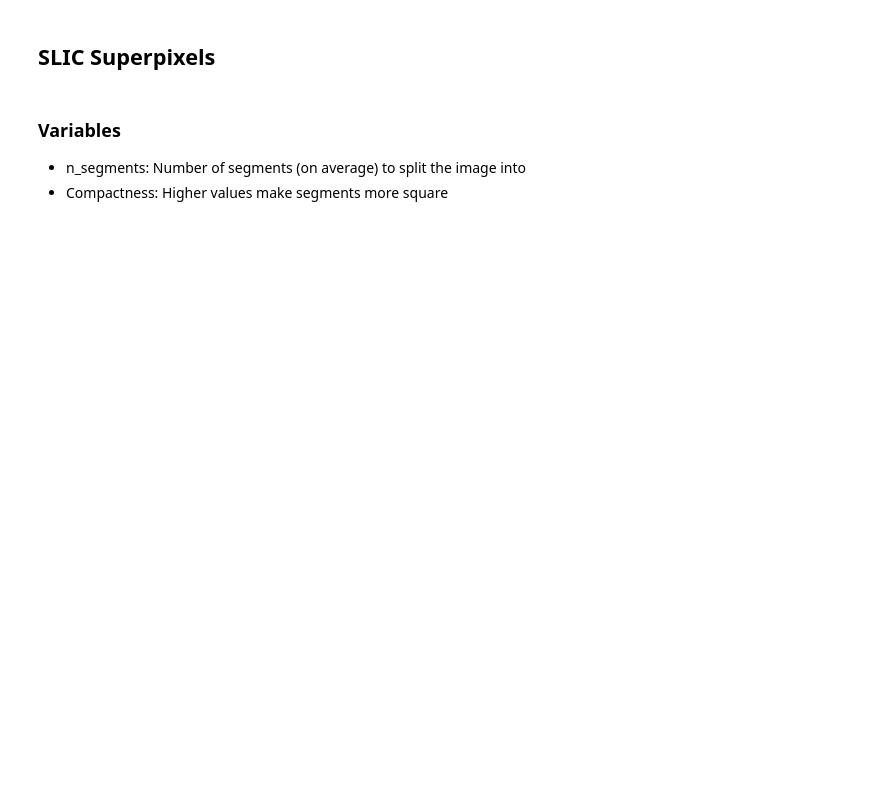
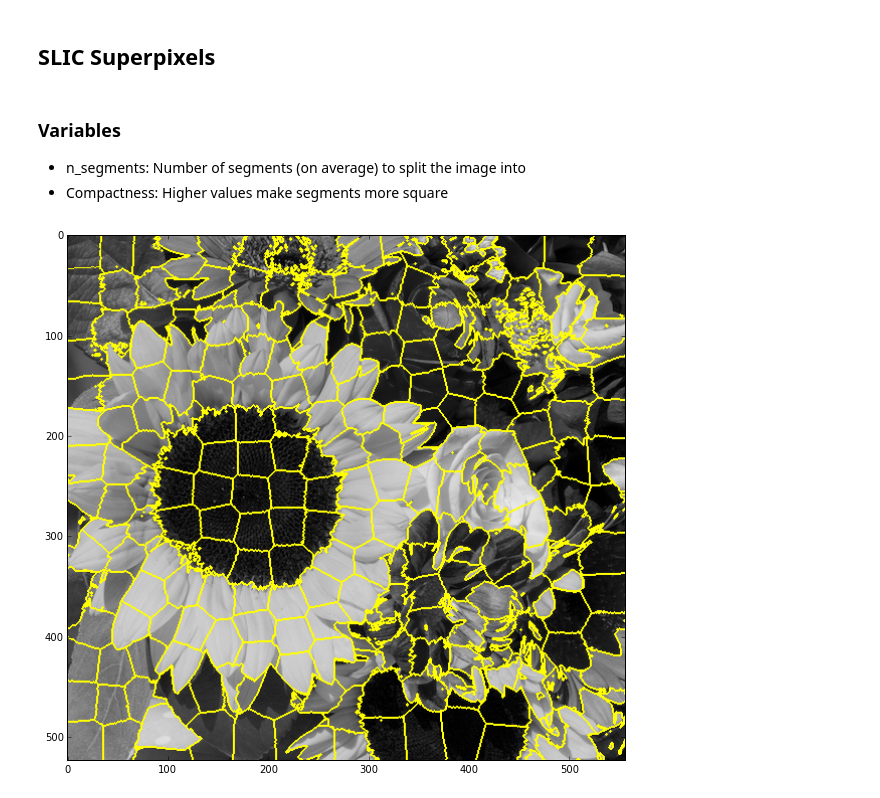
Before and after one commit to tladyman/SLIC, a Jupyter notebook: superpixel_comp/SuperPixels.ipynb, the cells around one changed output. Saved outputs shown, nothing was run; the diff lists cells and outputs as text; code cells hidden in the pictures; blank space fills up the shorter version.

```diff
--- a/superpixel_comp/SuperPixels.ipynb
+++ b/superpixel_comp/SuperPixels.ipynb
@@ -100,9 +99,11 @@ def quick(im, ratio, max_dist, display_im):
 * Compactness: Higher values make segments more square
 # %%
 @interact(im=fixed(grey_im),
-          n_segments=widgets.IntSlider(min=8, max=256, step=8, value=32),
-          compactness=widgets.FloatSlider(min=0.1, max=15, step=0.1, value=10.0))
+          n_segments=widgets.IntSlider(min=8, max=256, step=8, value=128),
+          compactness=widgets.FloatSlider(min=0.1, max=15, step=0.1, value=0.6))
 def SLIC(im,n_segments, compactness):
     labels = slic(im, n_segments, compactness)
     marked = mark_boundaries(grey_im, labels)
     plt.imshow(marked)
+# %% [output]
+[figure, added]
```
Also changed, not shown: parts of 13 cells of this notebook, 3 other files.
